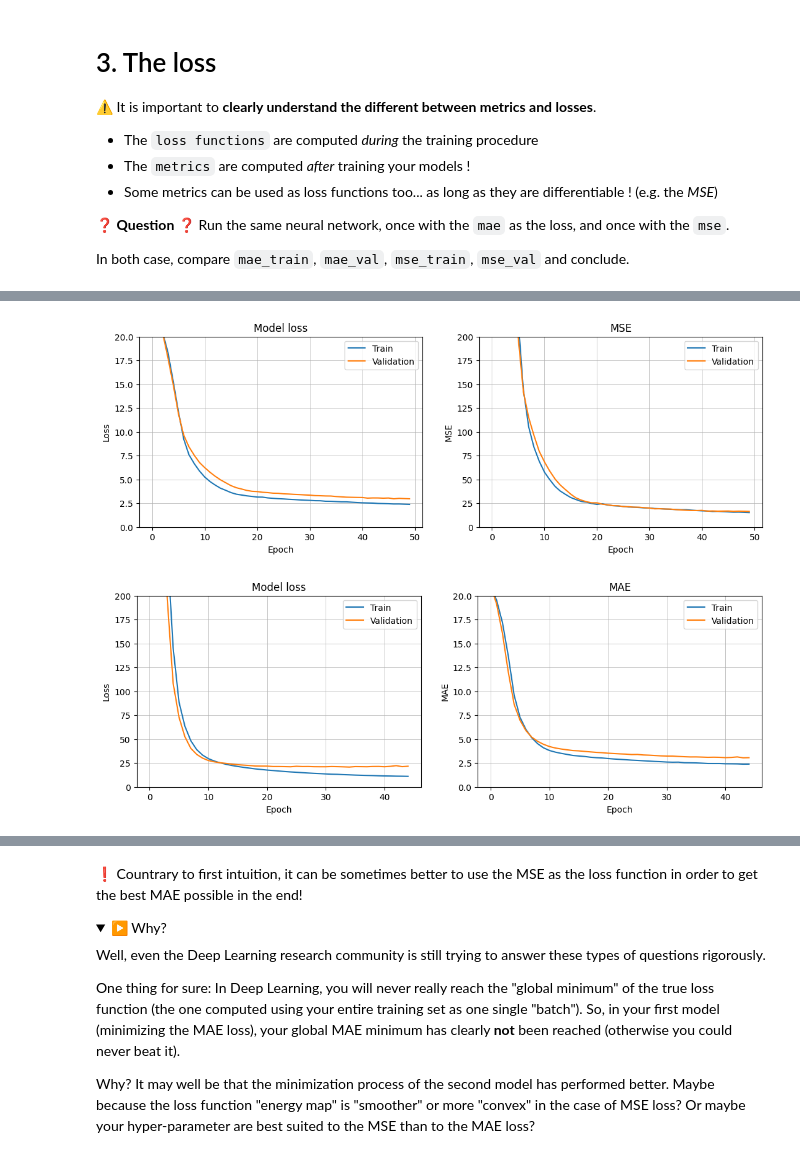
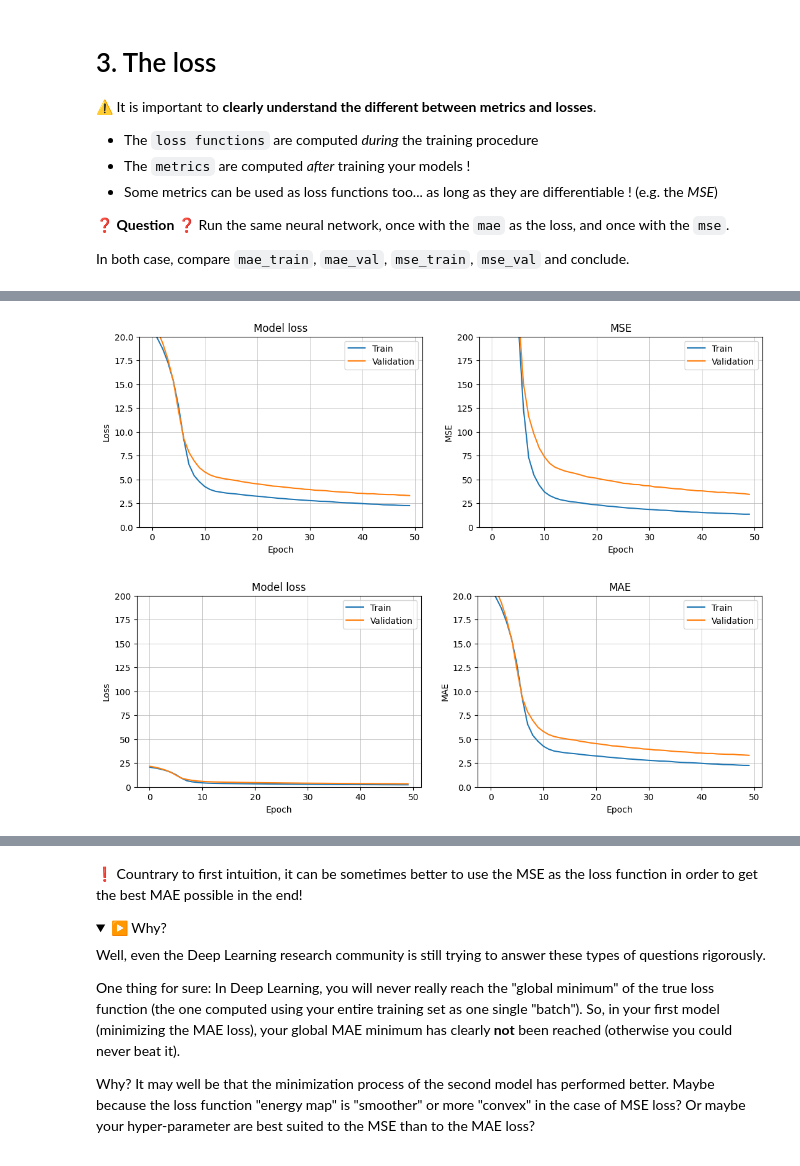
Before and after one commit to rpdev63/brief-deep-learning, a Jupyter notebook: Challenge3/Challenge-3-Finetune-your-neural-network.ipynb, the cells around one changed output, grey strips where cells are left out. Drawn from its saved outputs; the diff is of its cells as text; code cells hidden in the pictures; folded sections open.

```diff
--- a/Challenge3/Challenge-3-Finetune-your-neural-network.ipynb
+++ b/Challenge3/Challenge-3-Finetune-your-neural-network.ipynb
@@ -258,4 +256,5 @@ for optimizer in ['rmsprop', 'adam', 'adagrad']:
 
     print(f'MAE with the {optimizer} optimizer: {res:.4f}  reached in {(end_time - start_time):.0f} s after {len(history.epoch)} epochs')
     plot_loss_mae(history)
+    plot_loss_mse(history)
 # %% [output]
@@ -338,19 +340,25 @@ Learning_rate : 5
 
 In both case, compare `mae_train`, `mae_val`, `mse_train`, `mse_val` and conclude.
 # %%
-# YOUR CODE HERE
-model = initialize_model()
-model.compile(optimizer="adam", loss='mae', metrics=['mse'])
+def run_model(loss) :
+    model = initialize_model()
+    model.compile(optimizer="adam", loss=loss, metrics=['mse', 'mae'])
 
-early_stopping = EarlyStopping(
-    min_delta=0.001,
-    patience=10,
-    restore_best_weights=True,
+    early_stopping = EarlyStopping(
+        min_delta=0.001,
+        patience=10,
+        restore_best_weights=True,
+        )
+
+    history = model.fit(
+        X_train, y_train,
+        batch_size=8,
+        validation_split=0.3,
+        epochs=50,
+        callbacks=[early_stopping], # put your callbacks in a list
+        verbose=0
     )
-history_mae_loss = model.fit(
-    X_train, y_train,
-    batch_size=8,
-    validation_data=(X_test, y_test),
-    epochs=50,
-    callbacks=[early_stopping], # put your callbacks in a list
-)
+    plot_loss_mse(history)
+    plot_loss_mae(history)
+
+    return model
@@ -409,6 +365,6 @@ Epoch 45/50
-# %%
-plot_loss_mse(history_mae_loss)
-plot_loss_mae(history_mse_loss)
-# %% [output]
-[figure, removed]
-[figure, removed]
+# %%
+#run model and plot with loss = "mae"
+loss = "mae"
+display(HTML(f"<h3>Loss : {loss} </h3>" ))
+model = run_model(loss)
+# %% [output]
@@ -414,0 +372,2 @@ plot_loss_mae(history_mse_loss)
+[figure, added]
+[figure, added]
```
Also changed, not shown: parts of 14 cells of this notebook, 12 other files.
